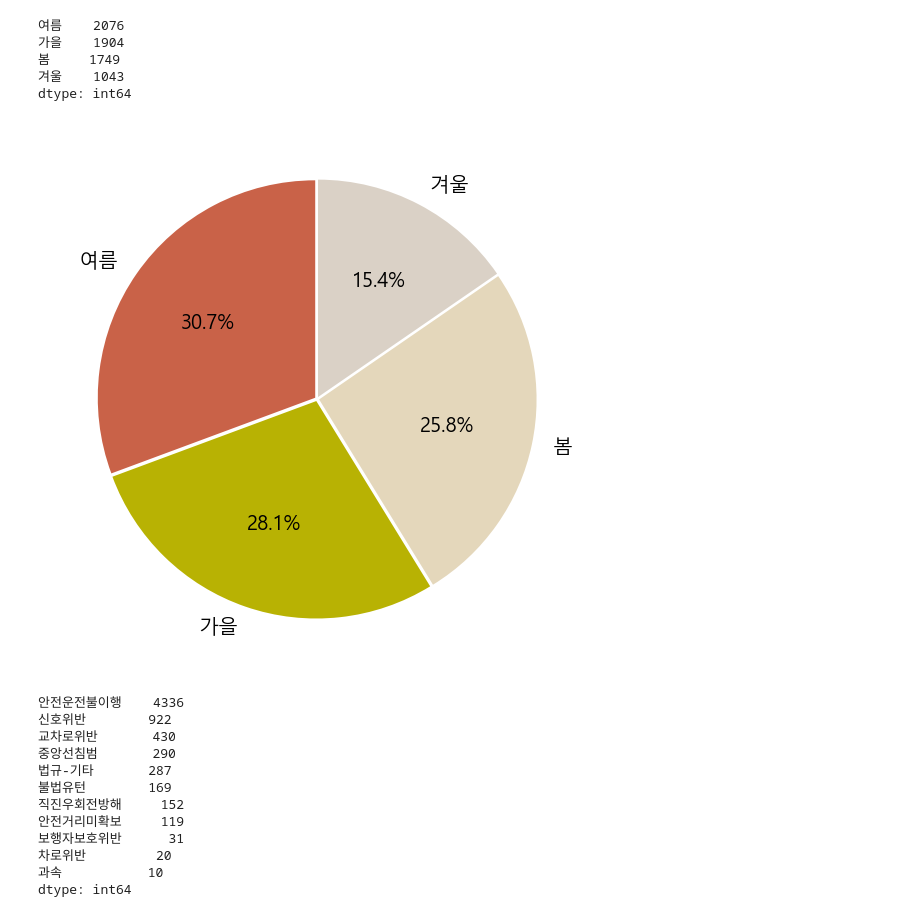
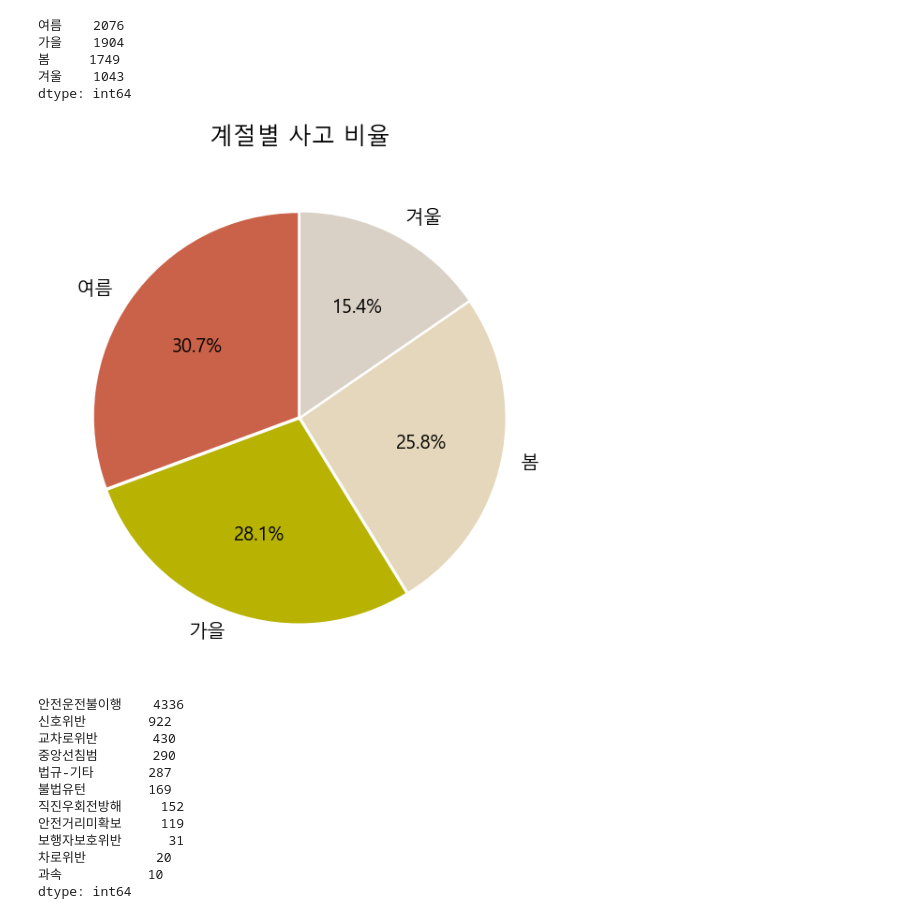
Before and after one commit to chestnut1717/BicycleAccident, a Jupyter notebook: bicycle_flow.ipynb, the cells around one changed output. Drawn from its saved outputs; the diff is of its cells as text; code cells hidden in the pictures.

```diff
--- a/bicycle_flow.ipynb
+++ b/bicycle_flow.ipynb
@@ -1086,20 +1087,21 @@ dtype: int64
 # %%
 # 계절 pie chart
 ## 여름이 가장 많고 겨울이 가장 적다
 fig, ax = plt.subplots(figsize=(10,10))
 
 plt.pie(season,
         autopct='%.1f%%',
         labels = season.index,
         #12시 방향으로 함
         startangle =90,
         # chart 사이 간격
         explode = (0.01, 0.01, 0.01, 0.01),
         textprops={'fontsize': 20},
        colors = ["#c96248","#b8b203",  "#e4d7bb", "#dad1c6"])
+plt.title('계절별 사고 비율', pad=20)
 plt.show()
 # %% [output]
-[figure, old version]
+[figure, new version]
 # %%
 illegal = df_detail[['중앙선침범', '신호위반', '안전거리미확보',
        '불법유턴', '과속', '안전운전불이행', '교차로위반',
```
Also changed, not shown: parts of 2 cells of this notebook.
